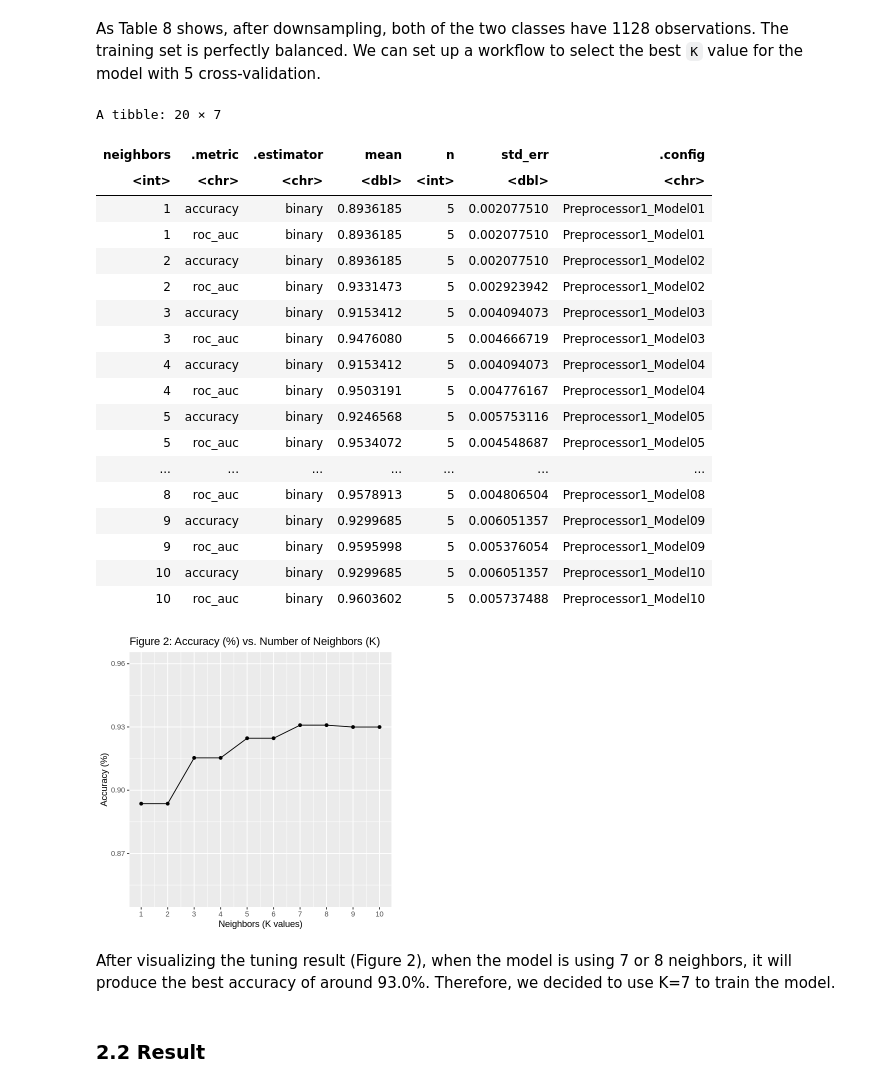
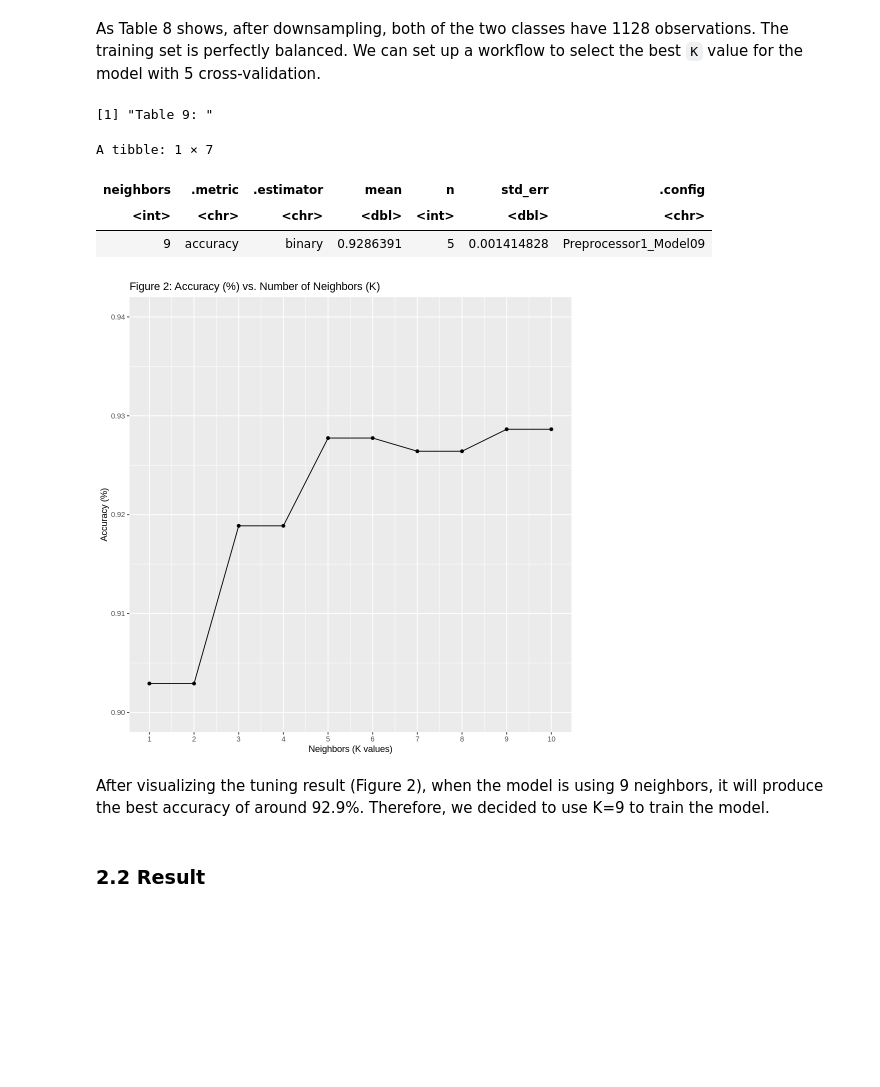
Before and after one commit to Lmh-java/dsci-100-2023w2-group-034, a Jupyter notebook: group_report.ipynb, the cells around one changed output. Cells and saved outputs as stored; diff of their text form; code cells hidden in the pictures; blank space fills up the shorter version.

```diff
--- a/group_report.ipynb
+++ b/group_report.ipynb
@@ -284,44 +289,33 @@ tuning_result <- workflow() |>
     tune_grid(resamples=pulsar_vfold, grid=kvals) |>
     collect_metrics()
 sprintf("Table 9: ")
-tuning_result
+tuning_result |>
+    filter(.metric=="accuracy") |>
+    arrange(desc(mean)) |>
+    slice(1)
 # %% [output]
-A tibble: 20 × 7
+[1] "Table 9: "
+A tibble: 1 × 7
 | neighbors | .metric | .estimator | mean | n | std_err | .config |
 | <int> | <chr> | <chr> | <dbl> | <int> | <dbl> | <chr> |
-| 1 | accuracy | binary | 0.8936185 | 5 | 0.002077510 | Preprocessor1_Model01 |
-| 1 | roc_auc | binary | 0.8936185 | 5 | 0.002077510 | Preprocessor1_Model01 |
-| 2 | accuracy | binary | 0.8936185 | 5 | 0.002077510 | Preprocessor1_Model02 |
-| 2 | roc_auc | binary | 0.9331473 | 5 | 0.002923942 | Preprocessor1_Model02 |
-| 3 | accuracy | binary | 0.9153412 | 5 | 0.004094073 | Preprocessor1_Model03 |
-| 3 | roc_auc | binary | 0.9476080 | 5 | 0.004666719 | Preprocessor1_Model03 |
-| 4 | accuracy | binary | 0.9153412 | 5 | 0.004094073 | Preprocessor1_Model04 |
-| 4 | roc_auc | binary | 0.9503191 | 5 | 0.004776167 | Preprocessor1_Model04 |
-| 5 | accuracy | binary | 0.9246568 | 5 | 0.005753116 | Preprocessor1_Model05 |
-| 5 | roc_auc | binary | 0.9534072 | 5 | 0.004548687 | Preprocessor1_Model05 |
-| ... | ... | ... | ... | ... | ... | ... |
-| 8 | roc_auc | binary | 0.9578913 | 5 | 0.004806504 | Preprocessor1_Model08 |
-| 9 | accuracy | binary | 0.9299685 | 5 | 0.006051357 | Preprocessor1_Model09 |
-| 9 | roc_auc | binary | 0.9595998 | 5 | 0.005376054 | Preprocessor1_Model09 |
-| 10 | accuracy | binary | 0.9299685 | 5 | 0.006051357 | Preprocessor1_Model10 |
-| 10 | roc_auc | binary | 0.9603602 | 5 | 0.005737488 | Preprocessor1_Model10 |
+| 9 | accuracy | binary | 0.9286391 | 5 | 0.001414828 | Preprocessor1_Model09 |
 # %%
 # Visualize the tuning result
-options(repr.plot.width=5, repr.plot.height=5)
+options(repr.plot.width=8, repr.plot.height=8)
 accuracy_plot <- tuning_result |>
       filter(.metric == "accuracy") |>
       ggplot(aes(x = neighbors, y = mean))+
       geom_point() +
       geom_line() +
       labs(x = "Neighbors (K values)", y = "Accuracy (%)") +
       scale_x_continuous(breaks = seq(1, 10, by = 1)) +
-      scale_y_continuous(limits = c(0.85, 0.96)) +
+      scale_y_continuous(limits = c(0.90, 0.94)) +
       ggtitle("Figure 2: Accuracy (%) vs. Number of Neighbors (K)")
 accuracy_plot
 # %% [output]
-[figure, old version]
+[figure, new version]
 # %% [markdown]
-After visualizing the tuning result (Figure 2), when the model is using 7 or 8 neighbors, it will produce the best accuracy of around 93.0%. Therefore, we decided to use K=7 to train the model.
+After visualizing the tuning result (Figure 2), when the model is using 9 neighbors, it will produce the best accuracy of around 92.9%. Therefore, we decided to use K=9 to train the model.
 # %%
 # pull the final k value
 k <- tuning_result |>
```
Also changed, not shown: parts of 12 cells of this notebook.
